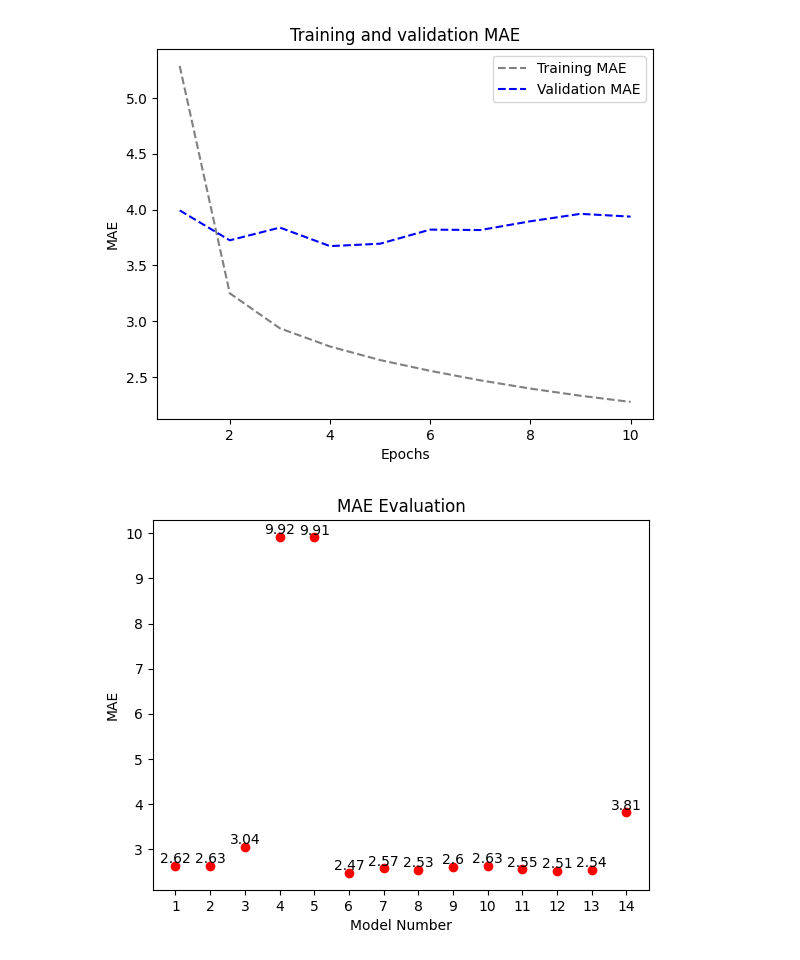
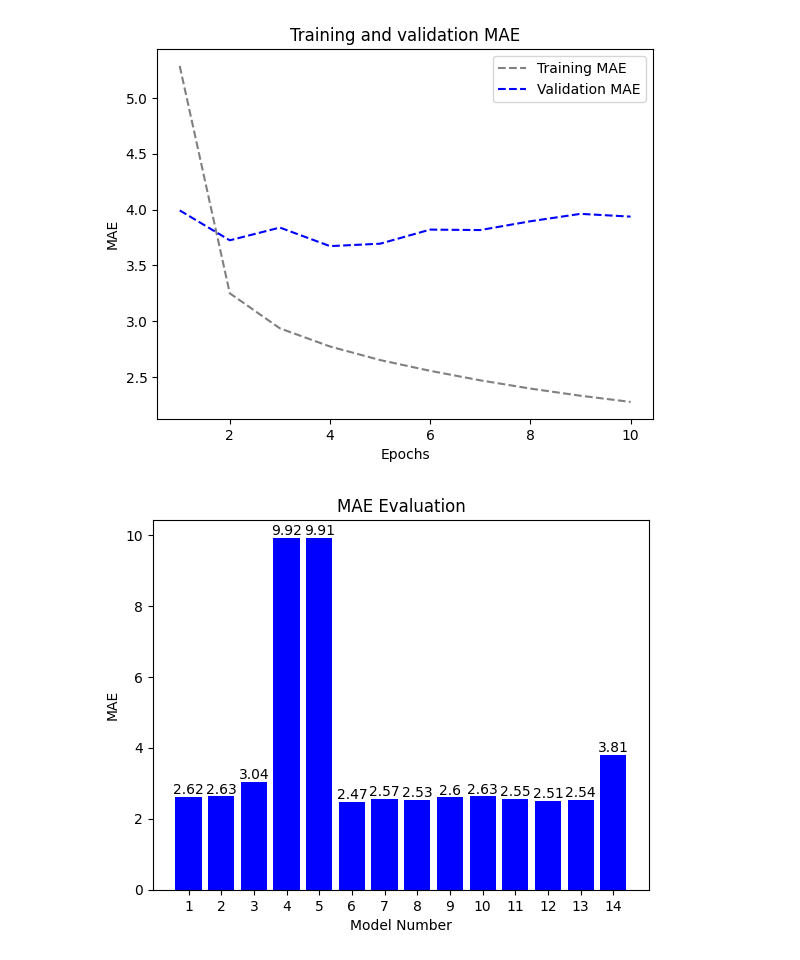
Before and after one commit to srinathchowdary11/Advanced-Machine-Learning, a Jupyter notebook: Assignment-3/Assignment_3_AML_TIME_SERIES.ipynb, the cells around one changed output. Saved outputs shown, nothing was run; the diff lists cells and outputs as text; code cells hidden in the pictures.

```diff
--- a/Assignment-3/Assignment_3_AML_TIME_SERIES.ipynb
+++ b/Assignment-3/Assignment_3_AML_TIME_SERIES.ipynb
@@ -861,16 +861,17 @@ plt.show()
 # %%
 Models = ("1","2","3","4","5","6","7","8","9","10","11","12","13","14")
 Mae = (2.62,2.63,3.04,9.92,9.91,2.47,2.57,2.53,2.60,2.63,2.55,2.51,2.54,3.81)
 
 # MAE Evaluation
-plt.scatter(Models, Mae, color="red")
+plt.bar(Models, Mae, color="blue")
+
 plt.title("MAE Evaluation")
 plt.xlabel("Model Number")
 plt.ylabel("MAE")
 
 for (xi, yi) in zip(Models,Mae):
     plt.text(xi, yi, yi, va='bottom', ha='center')
 
 plt.show()
 # %% [output]
-[figure, old version]
+[figure, new version]
```
